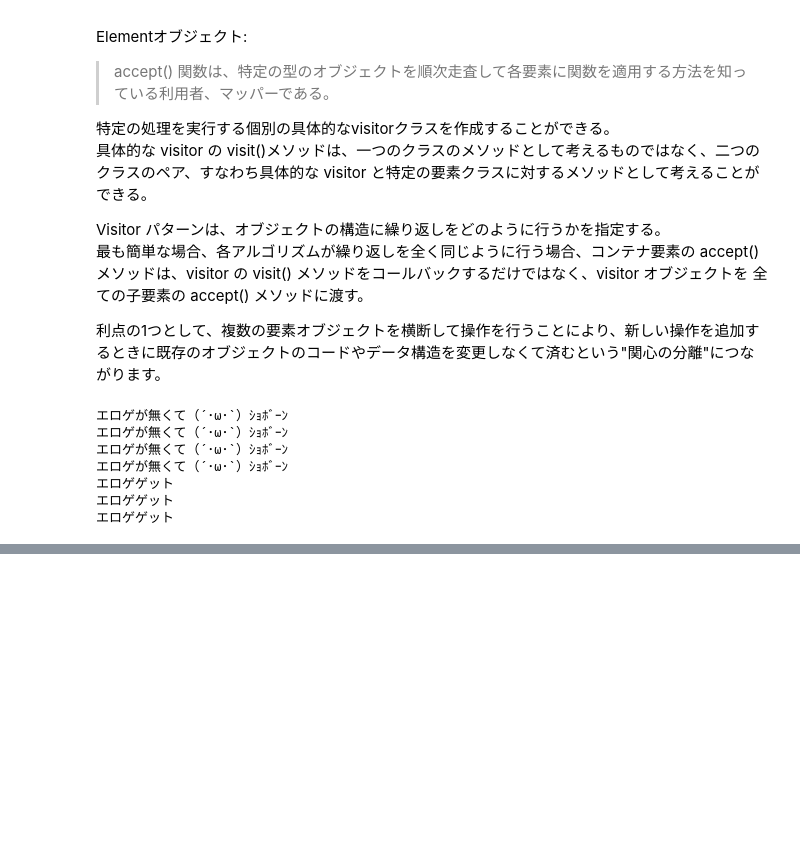
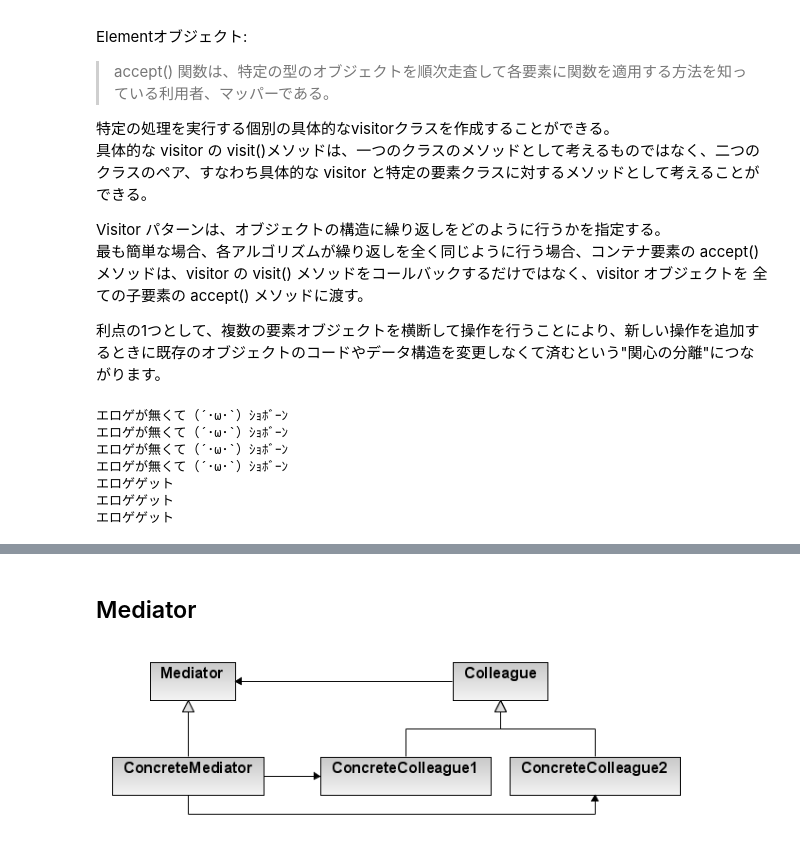
Before and after one commit to kentakozuka/data_science_notes, a Jupyter notebook: design_pattern/design_patter_py.ipynb, the cells around one changed output, grey strips where cells are left out. Cells and saved outputs as stored; diff of their text form; code cells hidden in the pictures; blank space fills up the shorter version.

```diff
--- a/design_pattern/design_patter_py.ipynb
+++ b/design_pattern/design_patter_py.ipynb
@@ -1262,0 +1449,8 @@ if __name__ == "__main__":
+# %% [markdown]
+## Mediator
+# %%
+url='https://upload.wikimedia.org/wikipedia/commons/e/e4/Mediator_design_pattern.png'
+from IPython.display import Image
+Image(url, width=600, height=500)
+# %% [output]
+[figure, added]
```
Also changed, not shown: parts of 27 cells of this notebook, 3 other files.
